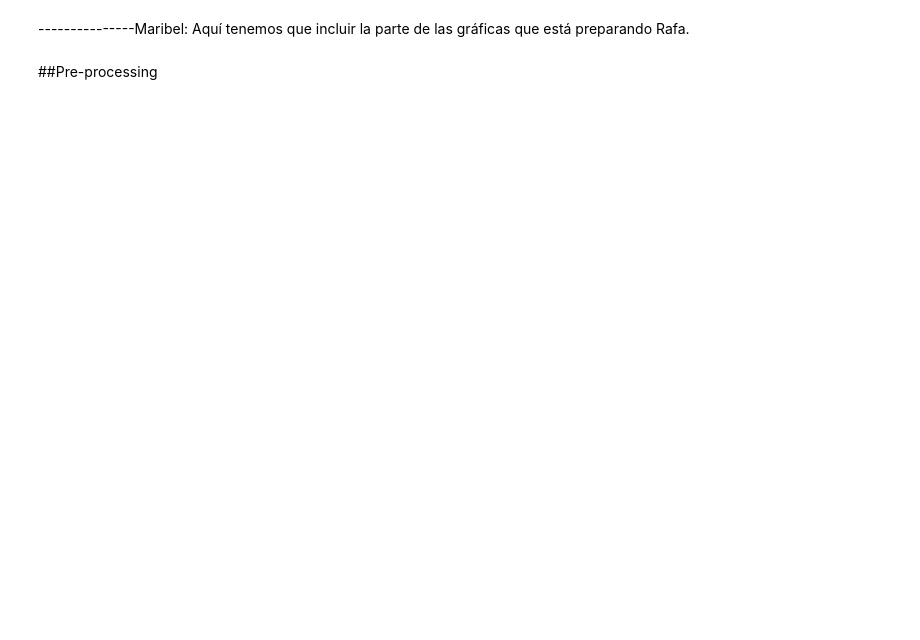
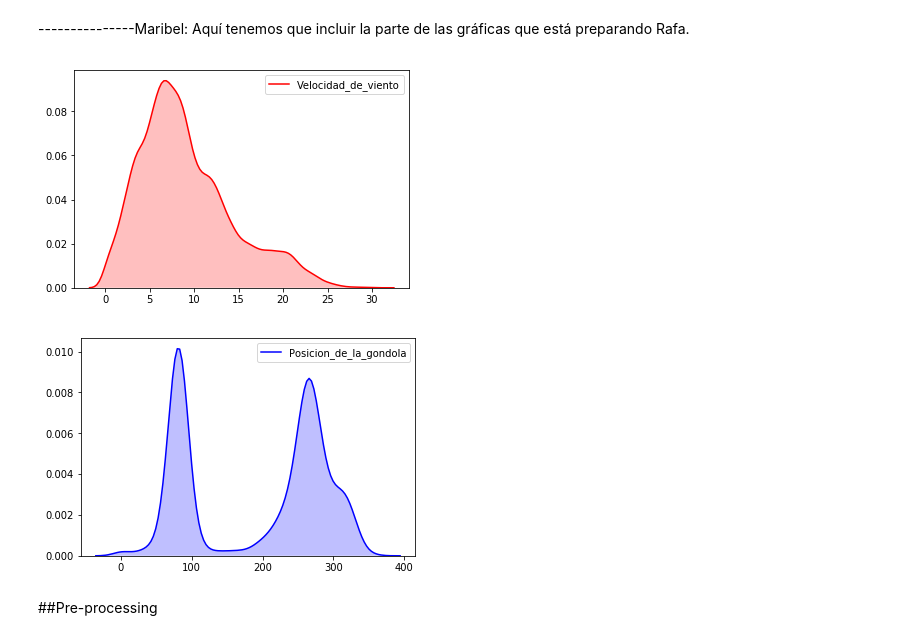
Before and after one commit to MaribelLuque/SaturdaysAI, a Jupyter notebook: Borrador_Proyecto_incendios.ipynb, the cells around one changed output. Cells and saved outputs as stored; diff of their text form; code cells hidden in the pictures; blank space fills up the shorter version.

```diff
--- a/Borrador_Proyecto_incendios.ipynb
+++ b/Borrador_Proyecto_incendios.ipynb
@@ -252,6 +463,15 @@ display_all(df_hist.describe(include='all').T)
 | acq_date_time | 105700 | 15123 | 2012-08-31 01:14:00 | 466 | 2012-01-02 00:50:00 | 2018-12-31 13:10:00 | NaN | NaN | NaN | NaN | NaN | ... |
 # %% [markdown]
 ---------------Maribel: Aquí tenemos que incluir la parte de las gráficas que está preparando Rafa.
+# %%
+# Representamos con kdeplot()la aproximación continua a la distribución de densidad de datos de velocidad y dirección del viento
+sns.kdeplot(df_pesur['Velocidad_de_viento'],shade=True, color="r")
+plt.show()
+sns.kdeplot(df_pesur['Posicion_de_la_gondola'], shade=True, color="b",)
+plt.show()
+# %% [output]
+[figure, added]
+[figure, added]
 # %% [markdown]
 ##Pre-processing
 # %%
```
Also changed, not shown: parts of 22 cells of this notebook.
